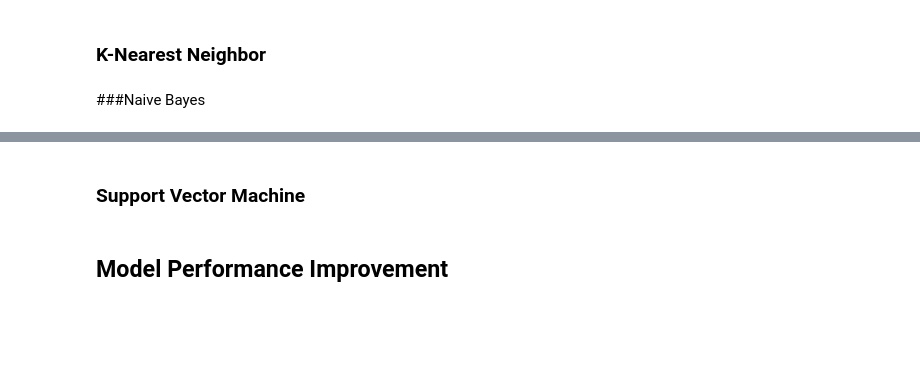
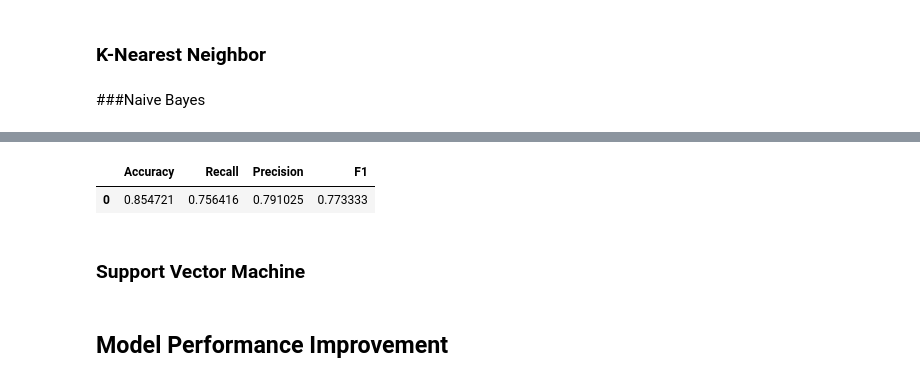
Before and after one commit to akatjizeu/Data-Science, a Jupyter notebook: deakin-bridging/ML2/ML2_INN_Full_code_Learner_notebook.ipynb, the cells around one changed output, grey strips where cells are left out. Drawn from its saved outputs; the diff is of its cells as text; code cells hidden in the pictures; blank space fills up the shorter version.

```diff
--- a/deakin-bridging/ML2/ML2_INN_Full_code_Learner_notebook.ipynb
+++ b/deakin-bridging/ML2/ML2_INN_Full_code_Learner_notebook.ipynb
@@ -1523,3 +1547,10 @@ def plot_confusion_matrix(model, predictors, target, threshold=0.5):
+# %%
+# check performance on test data
+knn_0_perf_test = model_performance_classification(knn_0, X_test, y_test)
+knn_0_perf_test
+# %% [output]
+|  | Accuracy | Recall | Precision | F1 |
+| 0 | 0.854721 | 0.756416 | 0.791025 | 0.773333 |
 # %% [markdown]
 ### Support Vector Machine
 # %% [markdown]
```
Also changed, not shown: parts of 4 cells of this notebook.
